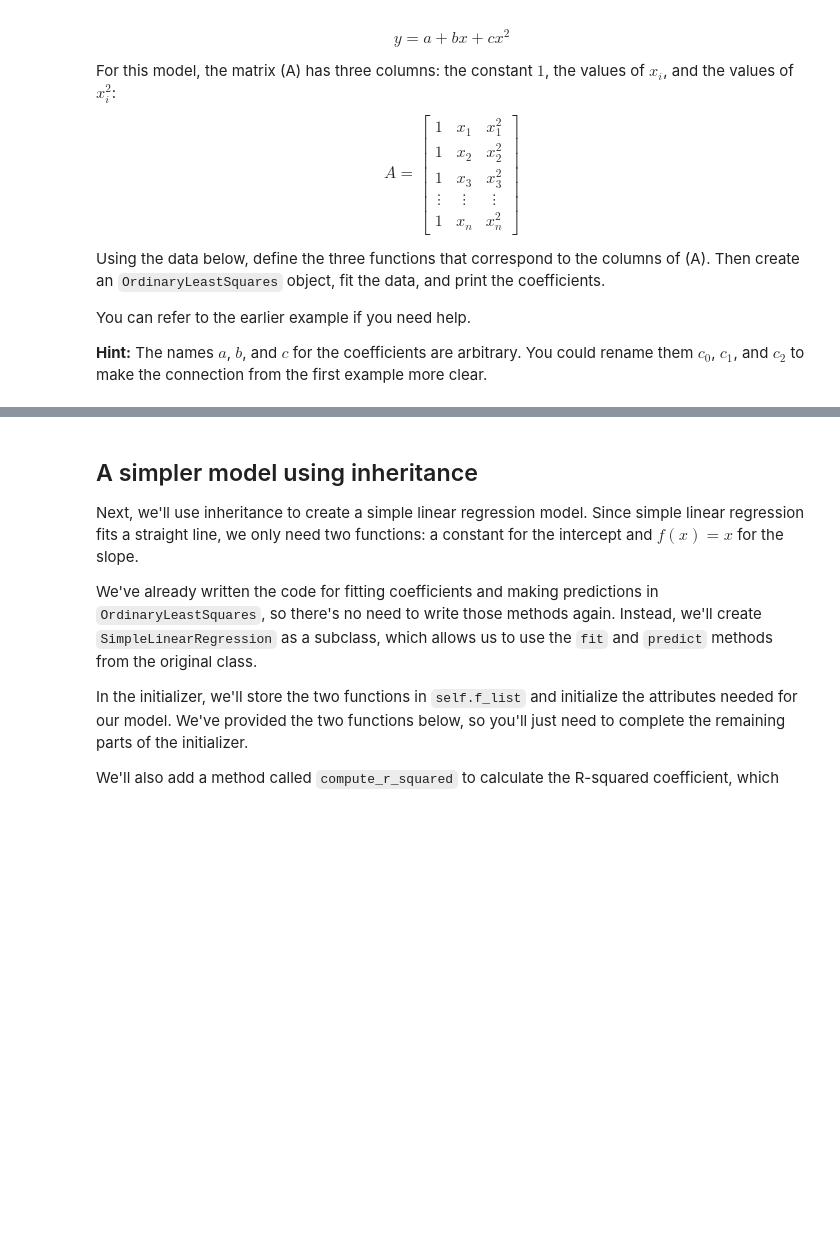
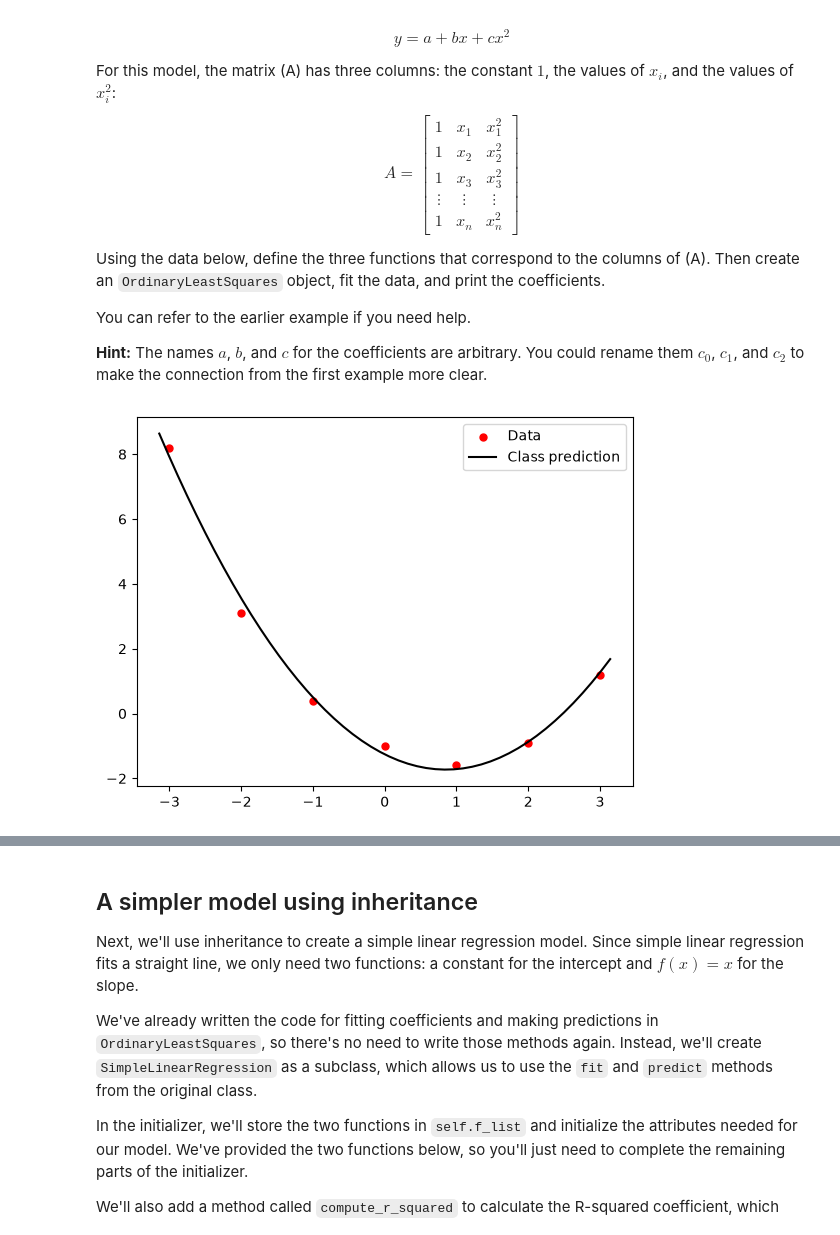
Before and after one commit to G04t-UNIversal/datasci185fall2026, a Jupyter notebook: Lab_07/Lab_07 copy.ipynb, the cells around one changed output, grey strips where cells are left out. Cells and saved outputs as stored; diff of their text form; code cells hidden in the pictures; blank space fills up the shorter version.

```diff
--- a/Lab_07/Lab_07 copy.ipynb
+++ b/Lab_07/Lab_07 copy.ipynb
@@ -198,14 +196,15 @@ class OrdinaryLeastSquares:
 
 
         # TODO: Use the functions and stored
-        #       coefficients to calculate y_pred, given the input x
-        y_estimate = c_0_est*f_0(x_vals) + c_1_est*f_1(x_vals) + c_2_est*f_2(x_vals)
+        #       coefficients to calculate y_pred, given the input
+
+        y_pred = (
+        self.coefficients[0] * self.f_list[0](x) +
+        self.coefficients[1] * self.f_list[1](x) +
+        self.coefficients[2] * self.f_list[2](x)
+        )
 
 
-        c_0_est = c_estimate[0]
-        c_1_est = c_estimate[1]
-        c_2_est = c_estimate[2]
-
         return y_pred
 # %% [markdown]
 ### Trying it out
@@ -247,14 +249,86 @@ You can refer to the earlier example if you need help.
 # %%
 x_quad = np.array([-3, -2, -1, 0, 1, 2, 3])
 y_quad = np.array([8.2, 3.1, 0.4, -1.0, -1.6, -0.9, 1.2])
 
 # TODO: Define the three functions for a + bx + cx^2
 
+def f_0(x):
+    return 1
+
+def f_1(x):
+    return x
+
+def f_2(x):
+    return x**2
 
 # TODO: Create an OrdinaryLeastSquares object
 
+class OrdinaryLeastSquares:
+    def __init__(self, function_list):
+
+        self.f_list = function_list
+        self.coefficients = None
+        self.x = None
+        self.y = None
+
+    def fit(self, x, y):
+
+        self.x = x
+        self.y = y
+        A = np.zeros((len(x), len(self.f_list)))
+
+        # Fill in columns of matrix
+        for k in range(len(self.f_list)):
+            A[:, k] = self.f_list[k](x)
+
+        # Set up linear system for coefficients
+        normal_matrix = A.T @ A
+        rhs = A.T @ y
+
+        # Solve for the coefficients and store them in self.coefficients.
+        c_estimate = la.solve(normal_matrix, rhs)
+        self.coefficients = c_estimate
+
+        # Test (how to create a new nparray out of the old one)
+        # self.testcoefficients = self.coefficients[0:2]
+        # print(self.testcoefficients)
+        # print(type(self.testcoefficients))
+
+
+    def predict(self, x):
+        y_pred = np.zeros(x.shape)
+
+
+        # TODO: Use the functions and stored
+        #       coefficients to calculate y_pred, given the input
+
+        # y_pred = (
+        # self.coefficients[0] * self.f_list[0](x) +
+        # self.coefficients[1] * self.f_list[1](x) +
+        # self.coefficients[2] * self.f_list[2](x)
+        # )
+
+        y_pred = sum(
+            coefficient * f_list(x)
+            for coefficient, f_list in zip(self.coefficients, self.f_list)
+        )
+
+        return y_pred
 
 # TODO: Fit the model to the data
 
+trig_regression = OrdinaryLeastSquares([f_0, f_1, f_2])
+trig_regression.fit(x_quad, y_quad)
+
+x_plot = np.linspace(-np.pi, np.pi, 50)
+y_plot = trig_regression.predict(x_plot)
+plt.scatter(x_quad, y_quad, s=25, color='red', label='Data')
+plt.plot(x_plot, y_plot, color='black', label='Class prediction')
+plt.legend()
+plt.show()
 
 # TODO: Print the coefficients
+
+print("Class coefficients:", trig_regression.coefficients)
+# %% [output]
+[figure, added]
```
Also changed, not shown: parts of 7 cells of this notebook, 1 other file.
